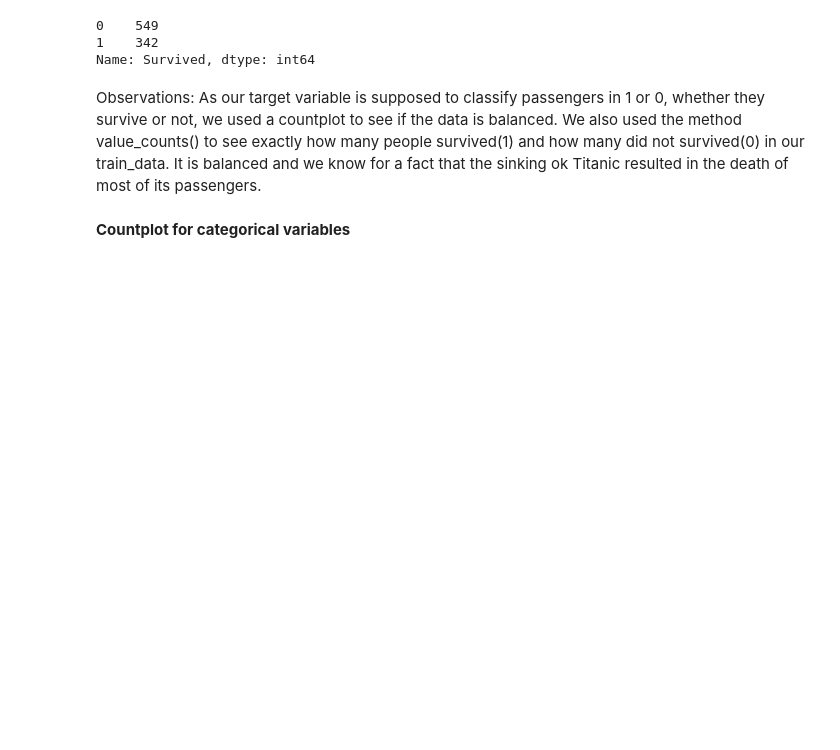
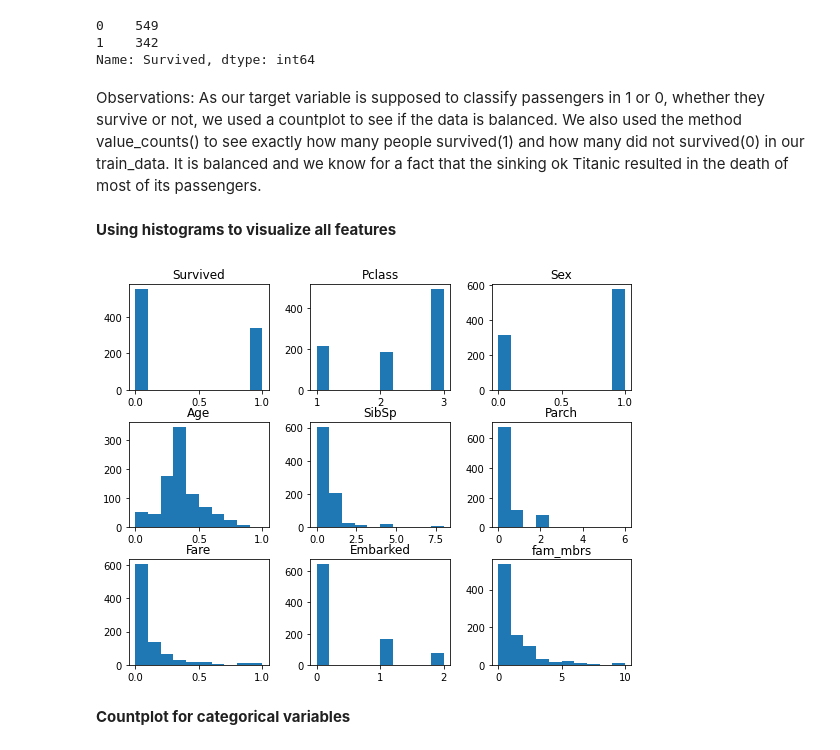
Before and after one commit to 4GeeksAcademy/machine-learning-content, a Jupyter notebook: 05-3d-data/exploratory-data-analysis.ipynb, the cells around one changed output. Drawn from its saved outputs; the diff is of its cells as text; code cells hidden in the pictures; blank space fills up the shorter version.

```diff
--- a/05-3d-data/exploratory-data-analysis.ipynb
+++ b/05-3d-data/exploratory-data-analysis.ipynb
@@ -165,6 +165,12 @@ train_data['Survived'].value_counts()
 Name: Survived, dtype: int64
 # %% [markdown]
 Observations: As our target variable is supposed to classify passengers in 1 or 0, whether they survive or not, we used a countplot to see if the data is balanced. We also used the method value_counts() to see exactly how many people survived(1) and how many did not survived(0) in our train_data. It is balanced and we know for a fact that the sinking ok Titanic resulted in the death of most of its passengers.
+# %% [markdown]
+**Using histograms to visualize all features**
+# %%
+train_data.hist(bins=10,figsize=(9,7),grid=False);
+# %% [output]
+[figure, added]
 # %% [markdown]
 **Countplot for categorical variables**
 # %%
```
Also changed, not shown: parts of 30 cells of this notebook, 51 other files.
